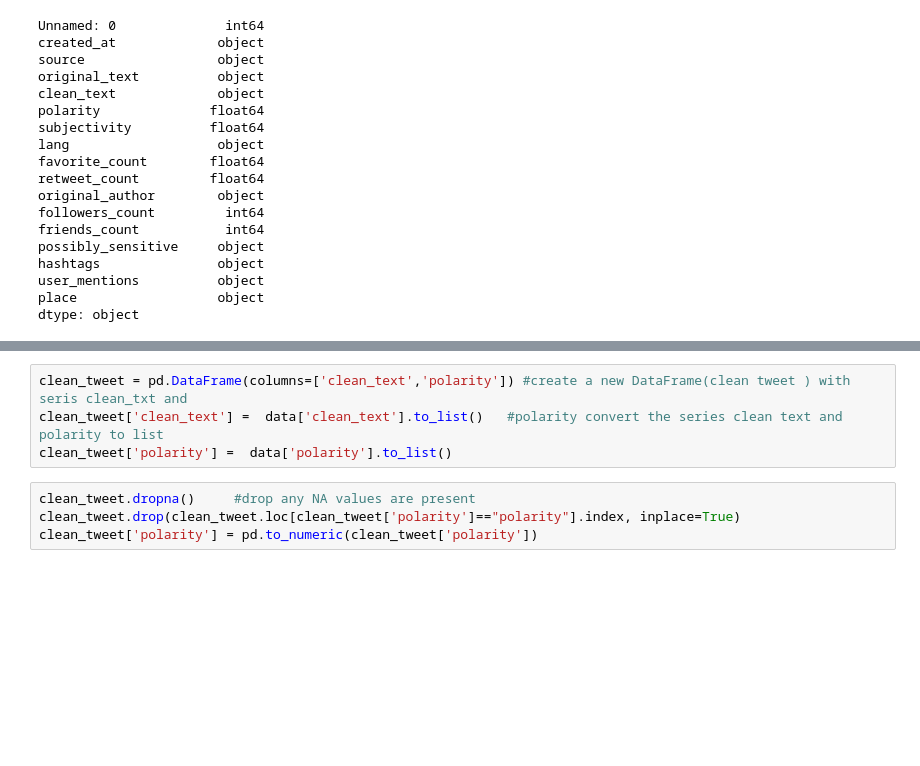
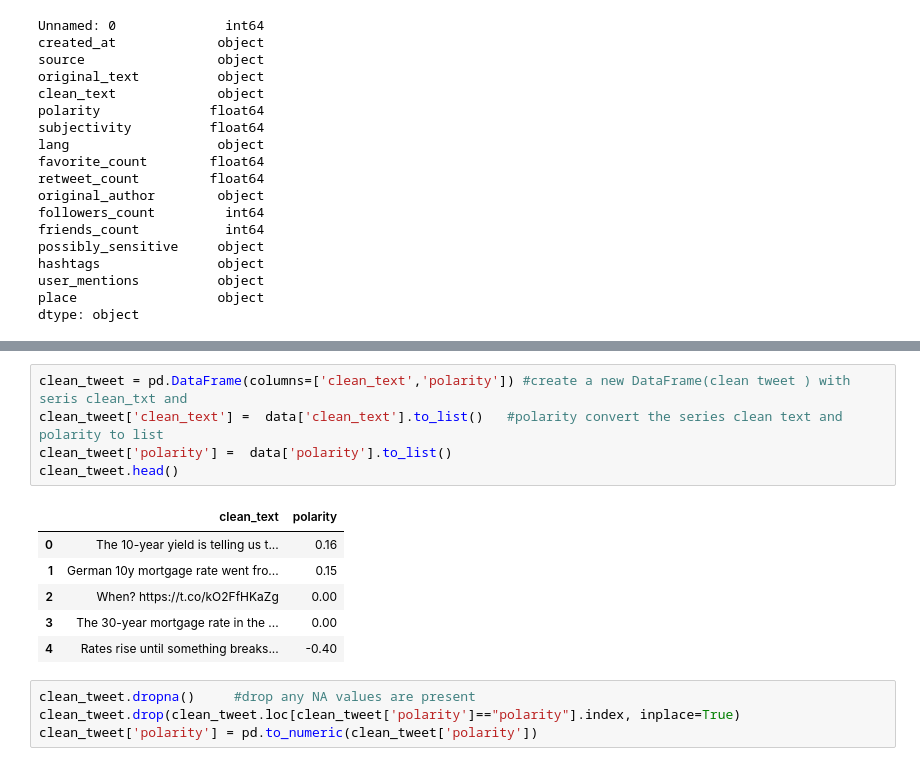
Before and after one commit to dagmawiii03/Twitter-Data-Analysis, a Jupyter notebook: new_notebook/Challenge_ Day2.ipynb, the cells around one changed output, grey strips where cells are left out. Drawn from its saved outputs; the diff is of its cells as text; blank space fills up the shorter version.

```diff
--- a/new_notebook/Challenge_ Day2.ipynb
+++ b/new_notebook/Challenge_ Day2.ipynb
@@ -214,7 +214,15 @@ data.head()
 # %%
 clean_tweet = pd.DataFrame(columns=['clean_text','polarity']) #create a new DataFrame(clean tweet ) with seris clean_txt and
 clean_tweet['clean_text'] =  data['clean_text'].to_list()   #polarity convert the series clean text and polarity to list
 clean_tweet['polarity'] =  data['polarity'].to_list()
+clean_tweet.head()
+# %% [output]
+|  | clean_text | polarity |
+| 0 | The 10-year yield is telling us t... | 0.16 |
+| 1 | German 10y mortgage rate went fro... | 0.15 |
+| 2 | When? https://t.co/kO2FfHKaZg | 0.00 |
+| 3 | The 30-year mortgage rate in the ... | 0.00 |
+| 4 | Rates rise until something breaks... | -0.40 |
 # %%
 clean_tweet.dropna()     #drop any NA values are present
 clean_tweet.drop(clean_tweet.loc[clean_tweet['polarity']=="polarity"].index, inplace=True)
```
Also changed, not shown: parts of 1 cell of this notebook, 3 other files.
